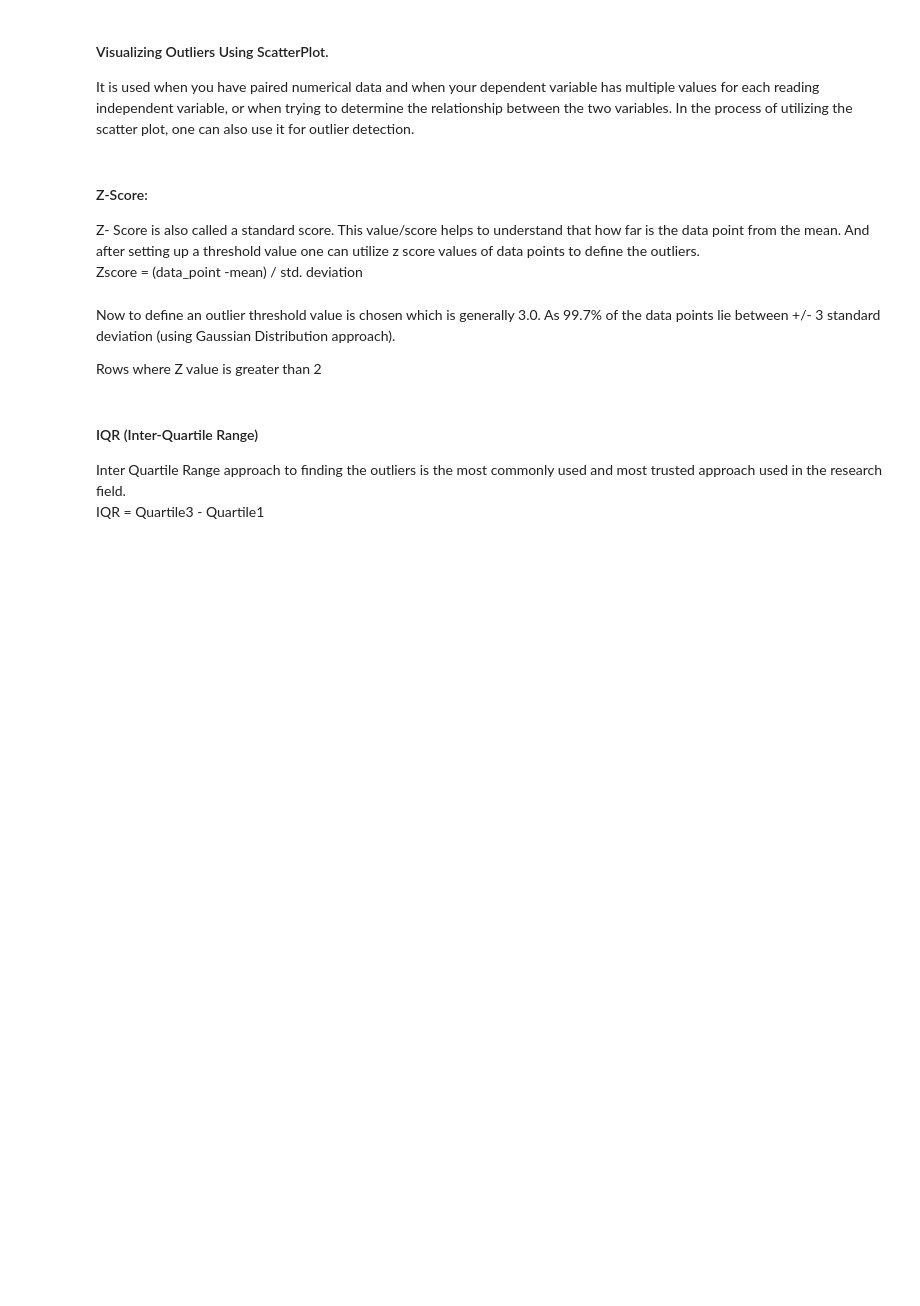
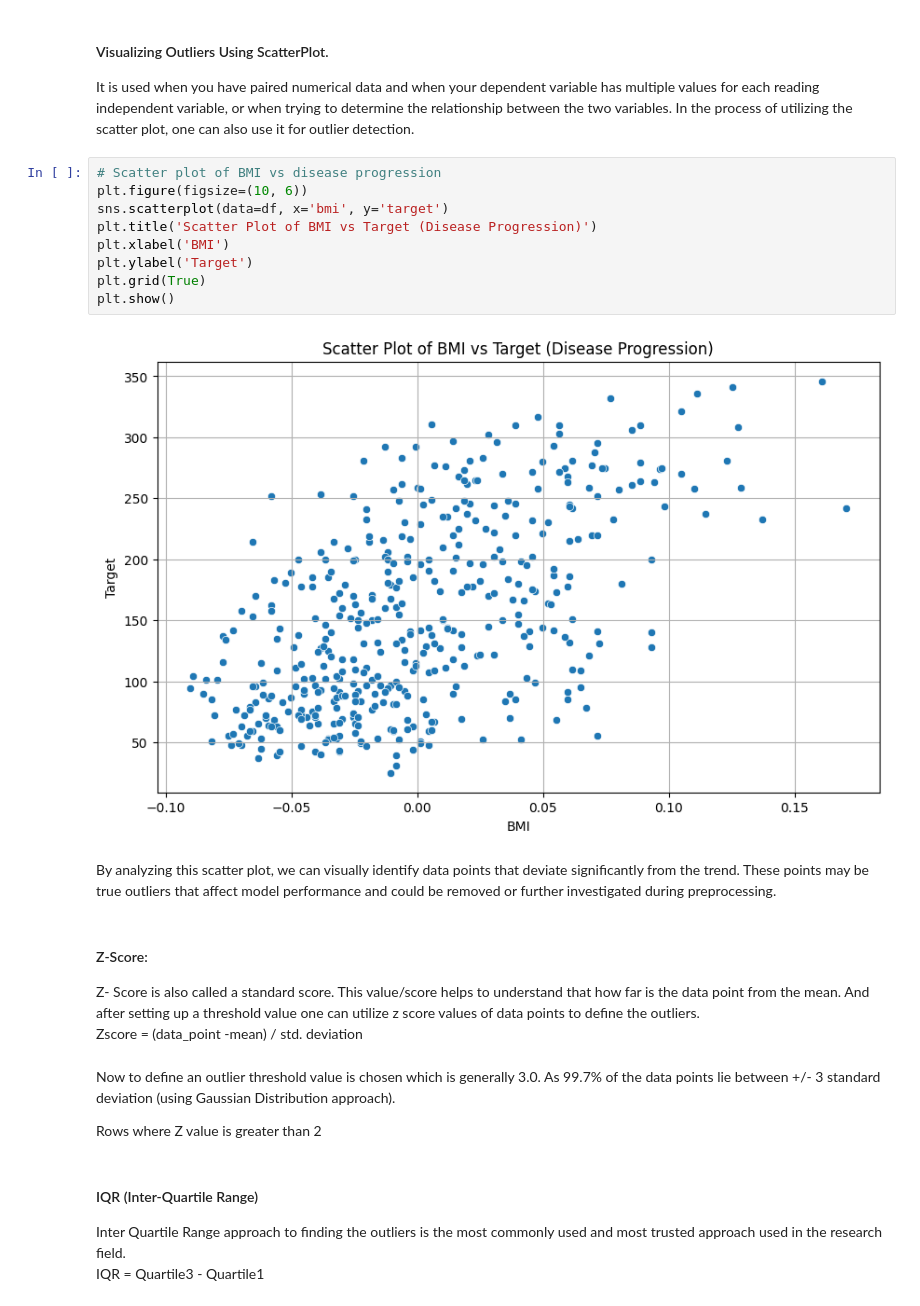
Before and after one commit to Babandeep16/PracticalLab04ML, a Jupyter notebook: week5Lab_Students.ipynb, the cells around one changed output. Cells and saved outputs as stored; diff of their text form; blank space fills up the shorter version.

```diff
--- a/week5Lab_Students.ipynb
+++ b/week5Lab_Students.ipynb
@@ -335,6 +363,19 @@ It captures the summary of the data effectively and efficiently with only a simp
 #### Visualizing Outliers Using ScatterPlot.
 
 It is used when you have paired numerical data and when your dependent variable has multiple values for each reading independent variable, or when trying to determine the relationship between the two variables. In the process of utilizing the scatter plot, one can also use it for outlier detection.
+# %%
+# Scatter plot of BMI vs disease progression
+plt.figure(figsize=(10, 6))
+sns.scatterplot(data=df, x='bmi', y='target')
+plt.title('Scatter Plot of BMI vs Target (Disease Progression)')
+plt.xlabel('BMI')
+plt.ylabel('Target')
+plt.grid(True)
+plt.show()
+# %% [output]
+[figure, added]
+# %% [markdown]
+By analyzing this scatter plot, we can visually identify data points that deviate significantly from the trend. These points may be true outliers that affect model performance and could be removed or further investigated during preprocessing.
 # %% [markdown]
 #### Z-Score:
 Z- Score is also called a standard score. This value/score helps to understand that how far is the data point from the mean. And after setting up a threshold value one can utilize z score values of data points to define the outliers.
```
Also changed, not shown: parts of 4 cells of this notebook.
